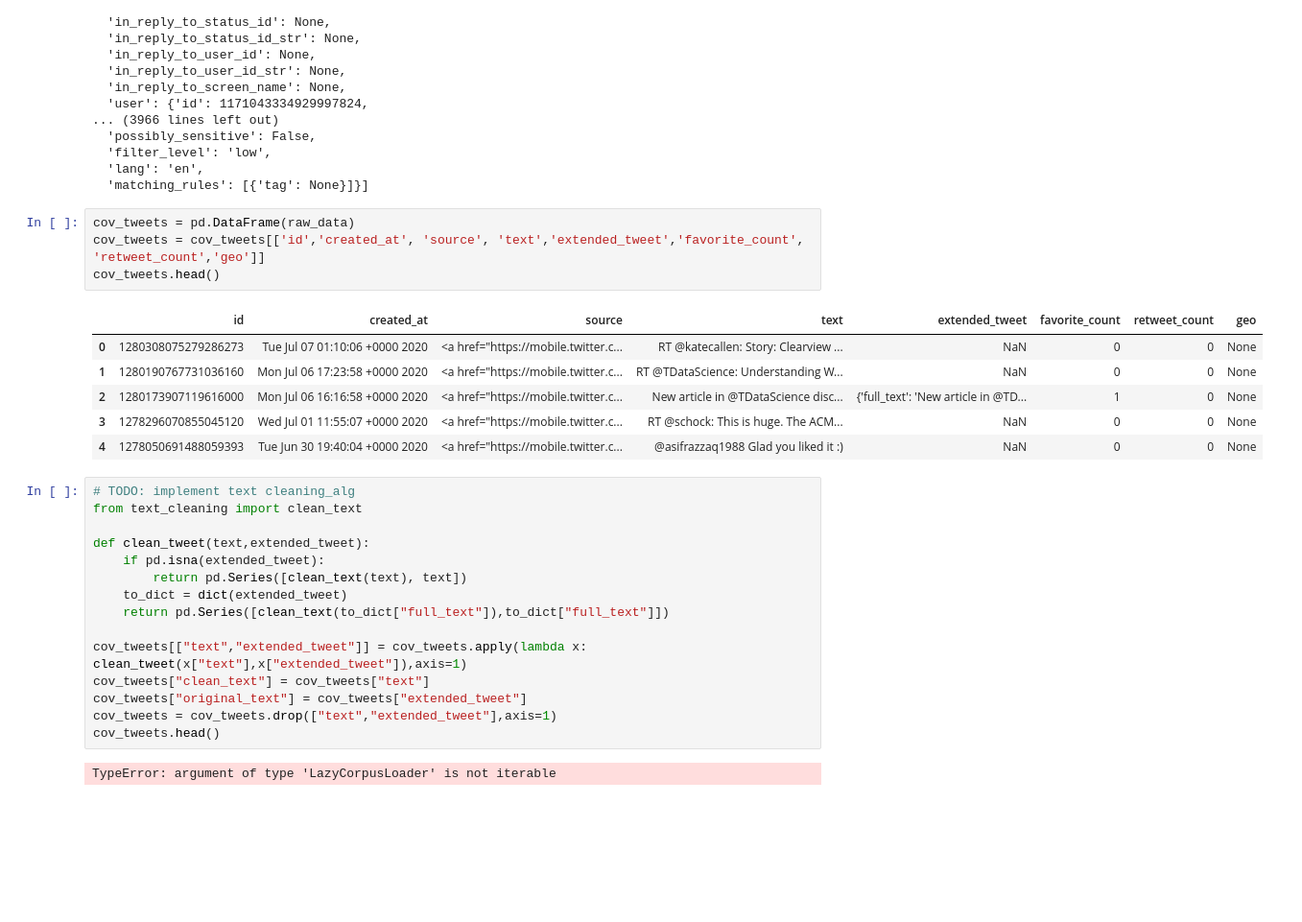
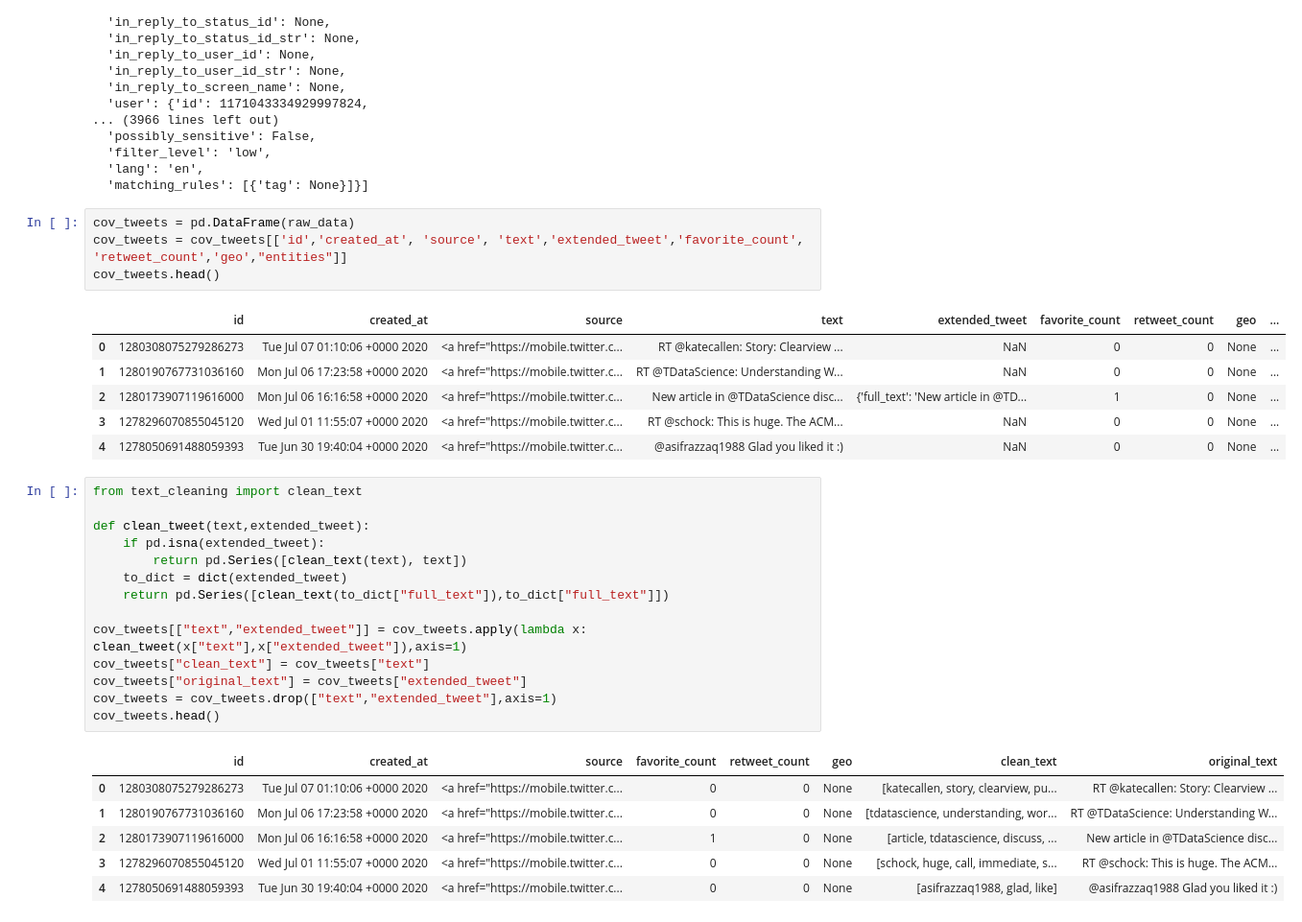
Before and after one commit to cameron-raymond/COVID-Child-Care-Twitter, a Jupyter notebook: notebooks/historical_search.ipynb, the cells around one changed output. Shown at 96% size. Cells and saved outputs as stored; diff of their text form; blank space fills up the shorter version.

Commit message:
implemented text cleaning

```diff
--- a/notebooks/historical_search.ipynb
+++ b/notebooks/historical_search.ipynb
@@ -143,17 +143,16 @@ raw_data
   'matching_rules': [{'tag': None}]}]
 # %%
 cov_tweets = pd.DataFrame(raw_data)
-cov_tweets = cov_tweets[['id','created_at', 'source', 'text','extended_tweet','favorite_count', 'retweet_count','geo']]
+cov_tweets = cov_tweets[['id','created_at', 'source', 'text','extended_tweet','favorite_count', 'retweet_count','geo',"entities"]]
 cov_tweets.head()
 # %% [output]
-|  | id | created_at | source | text | extended_tweet | favorite_count | retweet_count | geo |
-| 0 | 1280308075279286273 | Tue Jul 07 01:10:06 +0000 2020 | <a href="https://mobile.twitter.c... | RT @katecallen: Story: Clearview ... | NaN | 0 | 0 | None |
-| 1 | 1280190767731036160 | Mon Jul 06 17:23:58 +0000 2020 | <a href="https://mobile.twitter.c... | RT @TDataScience: Understanding W... | NaN | 0 | 0 | None |
-| 2 | 1280173907119616000 | Mon Jul 06 16:16:58 +0000 2020 | <a href="https://mobile.twitter.c... | New article in @TDataScience disc... | {'full_text': 'New article in @TD... | 1 | 0 | None |
-| 3 | 1278296070855045120 | Wed Jul 01 11:55:07 +0000 2020 | <a href="https://mobile.twitter.c... | RT @schock: This is huge. The ACM... | NaN | 0 | 0 | None |
-| 4 | 1278050691488059393 | Tue Jun 30 19:40:04 +0000 2020 | <a href="https://mobile.twitter.c... | @asifrazzaq1988 Glad you liked it :) | NaN | 0 | 0 | None |
+|  | id | created_at | source | text | extended_tweet | favorite_count | retweet_count | geo | ... |
+| 0 | 1280308075279286273 | Tue Jul 07 01:10:06 +0000 2020 | <a href="https://mobile.twitter.c... | RT @katecallen: Story: Clearview ... | NaN | 0 | 0 | None | ... |
+| 1 | 1280190767731036160 | Mon Jul 06 17:23:58 +0000 2020 | <a href="https://mobile.twitter.c... | RT @TDataScience: Understanding W... | NaN | 0 | 0 | None | ... |
+| 2 | 1280173907119616000 | Mon Jul 06 16:16:58 +0000 2020 | <a href="https://mobile.twitter.c... | New article in @TDataScience disc... | {'full_text': 'New article in @TD... | 1 | 0 | None | ... |
+| 3 | 1278296070855045120 | Wed Jul 01 11:55:07 +0000 2020 | <a href="https://mobile.twitter.c... | RT @schock: This is huge. The ACM... | NaN | 0 | 0 | None | ... |
+| 4 | 1278050691488059393 | Tue Jun 30 19:40:04 +0000 2020 | <a href="https://mobile.twitter.c... | @asifrazzaq1988 Glad you liked it :) | NaN | 0 | 0 | None | ... |
 # %%
-# TODO: implement text cleaning_alg
 from text_cleaning import clean_text
 
 def clean_tweet(text,extended_tweet):
@@ -168,4 +167,9 @@ cov_tweets["original_text"] = cov_tweets["extended_tweet"]
 cov_tweets = cov_tweets.drop(["text","extended_tweet"],axis=1)
 cov_tweets.head()
 # %% [output]
-TypeError: argument of type 'LazyCorpusLoader' is not iterable
+|  | id | created_at | source | favorite_count | retweet_count | geo | clean_text | original_text |
+| 0 | 1280308075279286273 | Tue Jul 07 01:10:06 +0000 2020 | <a href="https://mobile.twitter.c... | 0 | 0 | None | [katecallen, story, clearview, pu... | RT @katecallen: Story: Clearview ... |
+| 1 | 1280190767731036160 | Mon Jul 06 17:23:58 +0000 2020 | <a href="https://mobile.twitter.c... | 0 | 0 | None | [tdatascience, understanding, wor... | RT @TDataScience: Understanding W... |
+| 2 | 1280173907119616000 | Mon Jul 06 16:16:58 +0000 2020 | <a href="https://mobile.twitter.c... | 1 | 0 | None | [article, tdatascience, discuss, ... | New article in @TDataScience disc... |
+| 3 | 1278296070855045120 | Wed Jul 01 11:55:07 +0000 2020 | <a href="https://mobile.twitter.c... | 0 | 0 | None | [schock, huge, call, immediate, s... | RT @schock: This is huge. The ACM... |
+| 4 | 1278050691488059393 | Tue Jun 30 19:40:04 +0000 2020 | <a href="https://mobile.twitter.c... | 0 | 0 | None | [asifrazzaq1988, glad, like] | @asifrazzaq1988 Glad you liked it :) |
```
